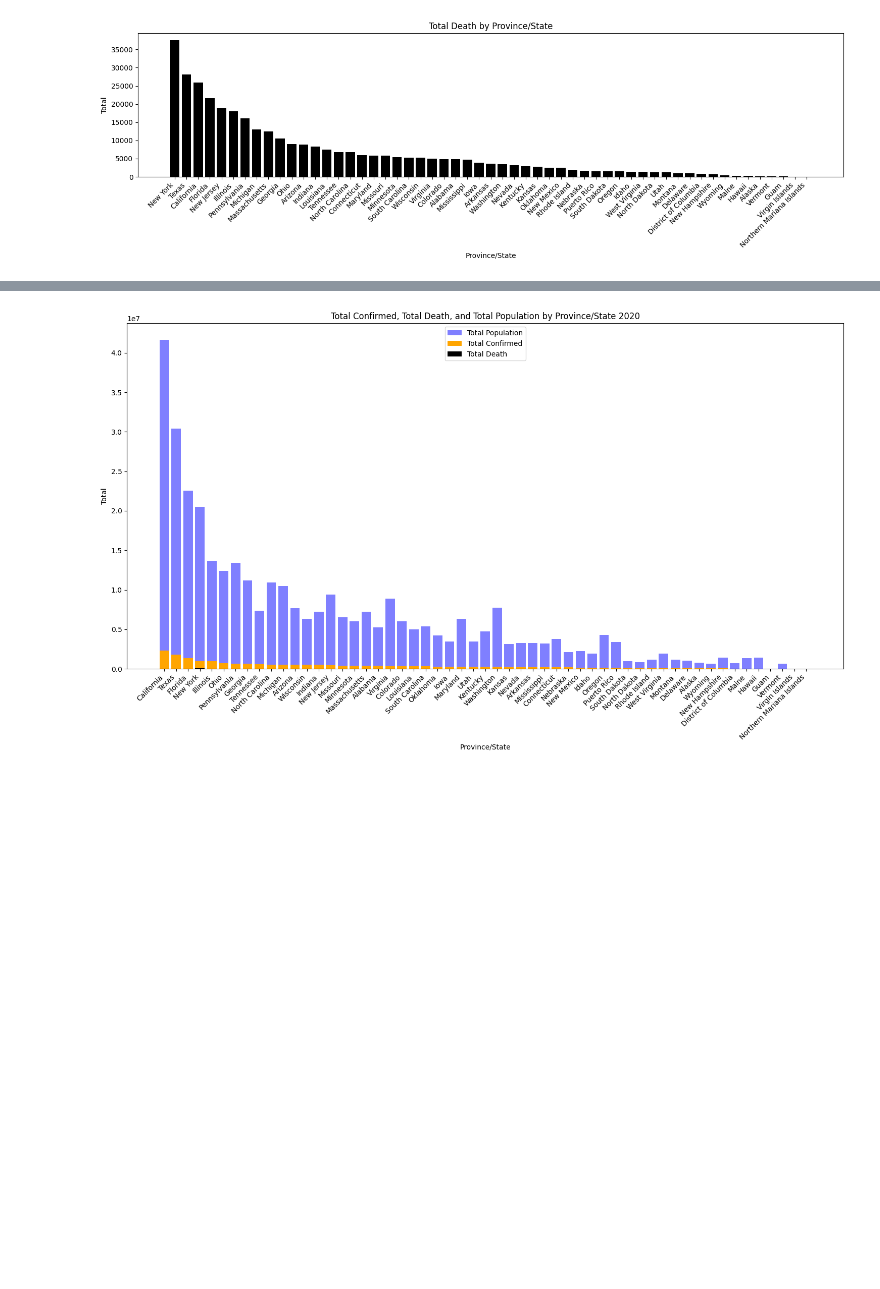
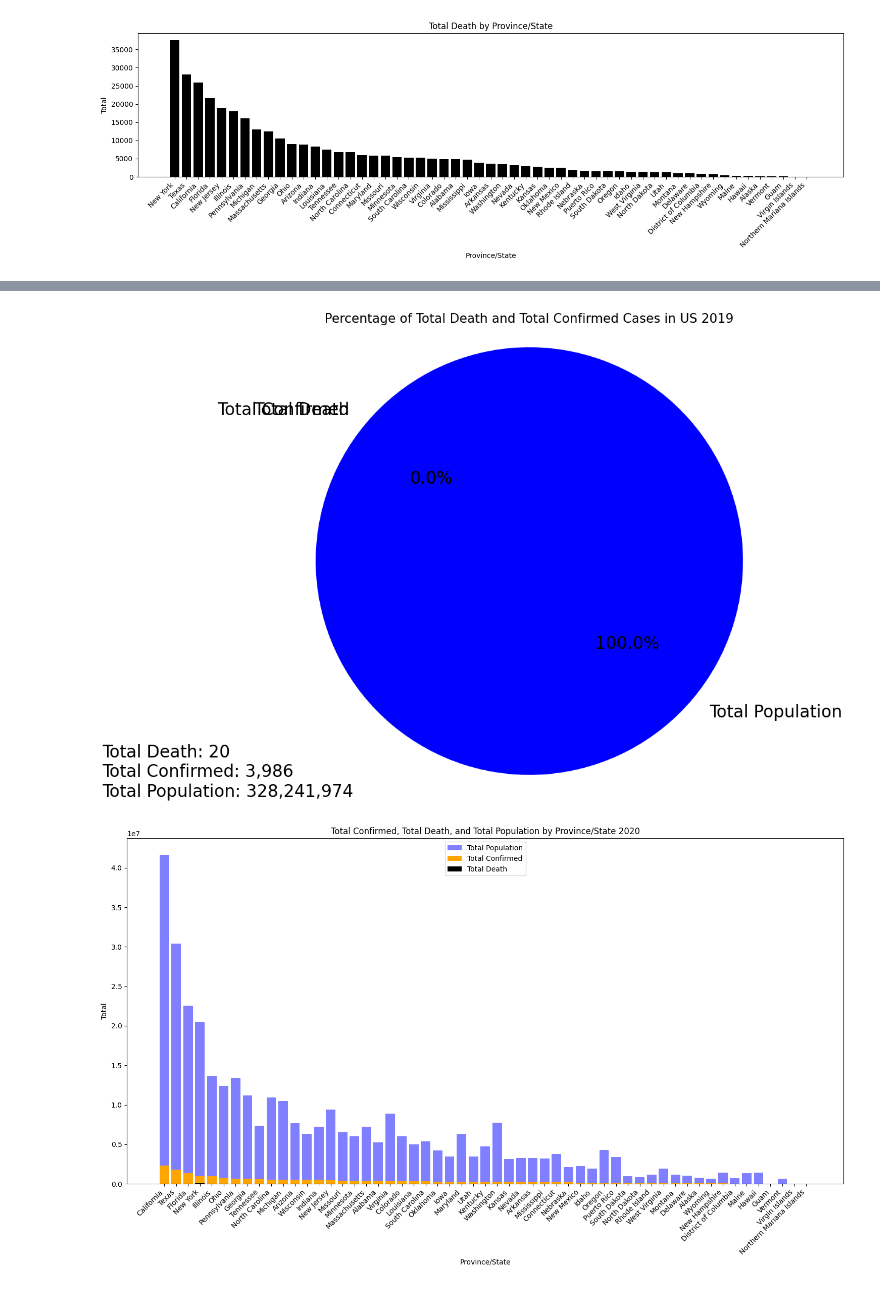
Before and after one commit to AppleBoiy/cs203-c19-analysis, a Jupyter notebook: code/ranking.ipynb, the cells around one changed output, grey strips where cells are left out. Cells and saved outputs as stored; diff of their text form; code cells hidden in the pictures; blank space fills up the shorter version.

```diff
--- a/code/ranking.ipynb
+++ b/code/ranking.ipynb
@@ -69 +86,27 @@ dt_2020.head(5)
+# %%
+total_deaths = state_dt19['Total Death'].sum()
+total_confirmed = state_dt19['Total Confirmed'].sum() - total_deaths
+total_population = state_dt19['Total Population'].sum() - total_confirmed - total_deaths
+
+formatted_total_deaths = '{:,}'.format(int(total_deaths))
+formatted_total_confirmed = '{:,}'.format(int(total_confirmed))
+formatted_total_population = '{:,}'.format(int(state_dt19['Total Population'].sum()))
+
+labels = ['Total Death', 'Total Confirmed', 'Total Population']
+sizes = [total_deaths, total_confirmed, total_population]
+colors = ['black', 'orange', 'blue']
+
+plt.figure(figsize=(10, 10))
+plt.pie(sizes, labels=labels, colors=colors, autopct=lambda x: '{:.1f}%'.format(x), startangle=140, textprops={'fontsize': 20})
+
+title_text = f'Total Death: {formatted_total_deaths}\nTotal Confirmed: {formatted_total_confirmed}'
+plt.title('Percentage of Total Death and Total Confirmed Cases in US 2019', fontsize=15)
+
+total_text = f'Total Death: {formatted_total_deaths}\nTotal Confirmed: {formatted_total_confirmed}\nTotal Population: {formatted_total_population}'
+plt.text(-2, -1.1, total_text, fontsize=20)
+
+plt.axis('equal')
+plt.show()
+# %% [output]
+[figure, added]
 # %%
```
Also changed, not shown: parts of 5 cells of this notebook.
